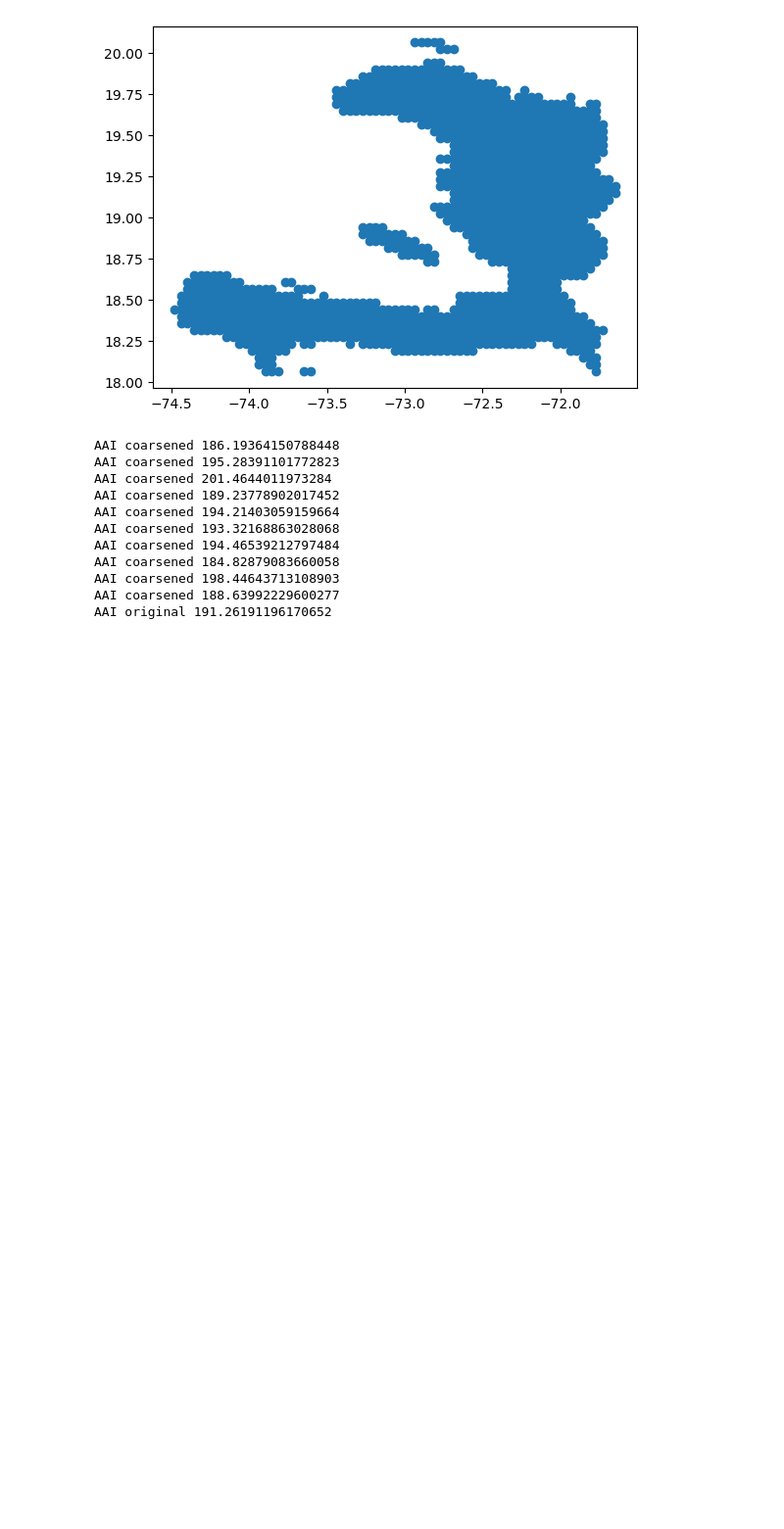
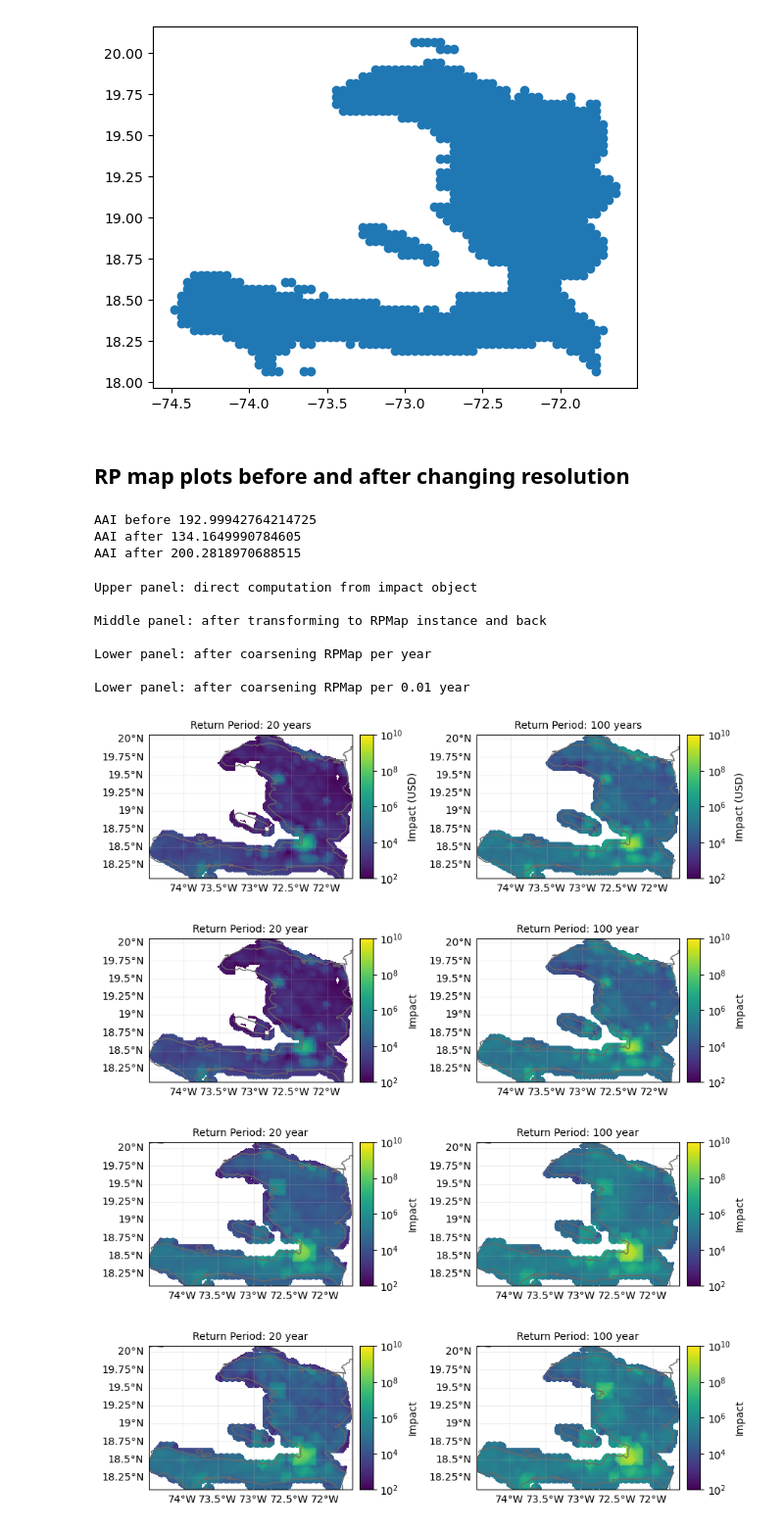
Before and after one commit to ValentinGebhart/exceedance_frequency_curves, a Jupyter notebook: example_resolution.ipynb, the cells around one changed output. Shown at 98% size. Cells and saved outputs as stored; diff of their text form; code cells hidden in the pictures; blank space fills up the shorter version.

Commit message:
plot rp maps

```diff
--- a/example_resolution.ipynb
+++ b/example_resolution.ipynb
@@ -48,26 +49,14 @@ rp_map.geometry.plot()
 <Axes: >
 [figure]
 # %%
-cf_test = 1
-for cfactor in [-.3, -.3 , -.1, 0., 0., 0., 0.5, 0.5, 0.95, 0.95]:
-    rp_map_half =  rp_map.coarsen(scale_factor=1.5, kwargs_combine_exceedance_curves={
-        "coincidence_fraction": cf_test, "n_samples": 10000, "correlation_factor": cfactor
-    })
-    print("AAI coarsened", rp_map_half.compute_aai_aggregated(coincidence_fraction=cf_test)/1_000_000)
+# cf_test = 1
+# for cfactor in [-.3, -.3 , -.1, 0., 0., 0., 0.5, 0.5, 0.95, 0.95]:
+#     rp_map_half =  rp_map.coarsen(scale_factor=1.5, kwargs_combine_exceedance_curves={
+#         "coincidence_fraction": cf_test, "n_samples": 10000, "correlation_factor": cfactor
+#     })
+#     print("AAI coarsened", rp_map_half.compute_aai_aggregated(coincidence_fraction=cf_test)/1_000_000)
 
-print("AAI original", rp_map.compute_aai_aggregated(coincidence_fraction=cf_test)/1_000_000)
+# print("AAI original", rp_map.compute_aai_aggregated(coincidence_fraction=cf_test)/1_000_000)
-# %% [output]
-AAI coarsened 186.19364150788448
-AAI coarsened 195.28391101772823
-AAI coarsened 201.4644011973284
-AAI coarsened 189.23778902017452
-AAI coarsened 194.21403059159664
-AAI coarsened 193.32168863028068
-AAI coarsened 194.46539212797484
-AAI coarsened 184.82879083660058
-AAI coarsened 198.44643713108903
-AAI coarsened 188.63992229600277
-AAI original 191.26191196170652
 # %%
 """
 cfraction = 0.001
@@ -103,0 +93,52 @@ AAI original 191.26191196170652
+# %% [markdown]
+## RP map plots before and after changing resolution
+# %%
+print("AAI before", rp_map.compute_aai_aggregated()/1_000_000)
+rp_map_half_short =  rp_map.coarsen(scale_factor=2, kwargs_combine_exceedance_curves={
+        "coincidence_fraction": .01, "n_samples": 20000, "correlation_factor": 0
+    })
+print("AAI after", rp_map_half_short.compute_aai_aggregated()/1_000_000)
+
+rp_map_half =  rp_map.coarsen(scale_factor=2, kwargs_combine_exceedance_curves={
+        "coincidence_fraction": 1, "n_samples": 20000, "correlation_factor": 0
+    })
+print("AAI after", rp_map_half.compute_aai_aggregated()/1_000_000)
+# %% [output]
+AAI before 192.99942764214725
+AAI after 134.1649990784605
+AAI after 200.2818970688515
+# %%
+test_rps = [20, 100] #[19.4104162,100]
+vmin, vmax = 1e2, 1e10
+
+print("Upper panel: direct computation from impact object\n\n" \
+    "Middle panel: after transforming to RPMap instance and back\n\n" \
+    "Lower panel: after coarsening RPMap per year\n\n" \
+    "Lower panel: after coarsening RPMap per 0.01 year")
+
+gdf0, title, label = impact.local_exceedance_impact(
+    return_periods=test_rps, method="extrapolate_constant"
+)
+plot_from_gdf(gdf0, title, label, norm=LogNorm(vmin=vmin, vmax=vmax));
+
+
+gdf, title, label = rp_map.get_local_exceedance_intensity(test_rps, method="extrapolate_constant")
+plot_from_gdf(gdf, title, label, norm=LogNorm(vmin=vmin, vmax=vmax));
+
+gdf_half, title, label = rp_map_half.get_local_exceedance_intensity(test_rps, method="extrapolate_constant")
+plot_from_gdf(gdf_half, title, label, norm=LogNorm(vmin=vmin, vmax=vmax));
+
+gdf_half_short, title, label = rp_map_half_short.get_local_exceedance_intensity(test_rps, method="extrapolate_constant")
+plot_from_gdf(gdf_half_short, title, label, norm=LogNorm(vmin=vmin, vmax=vmax));
+# %% [output]
+Upper panel: direct computation from impact object
+
+Middle panel: after transforming to RPMap instance and back
+
+Lower panel: after coarsening RPMap per year
+
+Lower panel: after coarsening RPMap per 0.01 year
+[figure, added]
+[figure, added]
+[figure, added]
+[figure, added]
```
Also changed, not shown: parts of 5 cells of this notebook, 1 other file.
